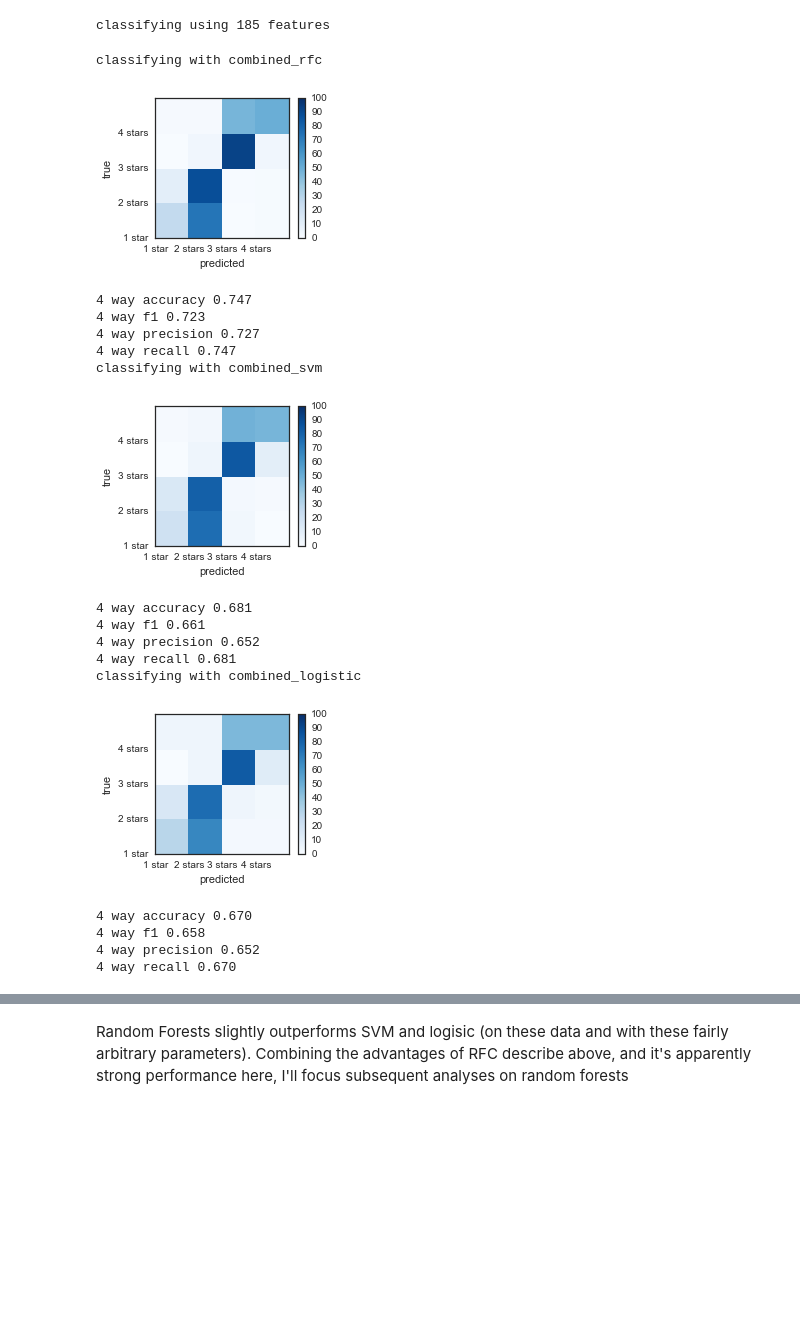
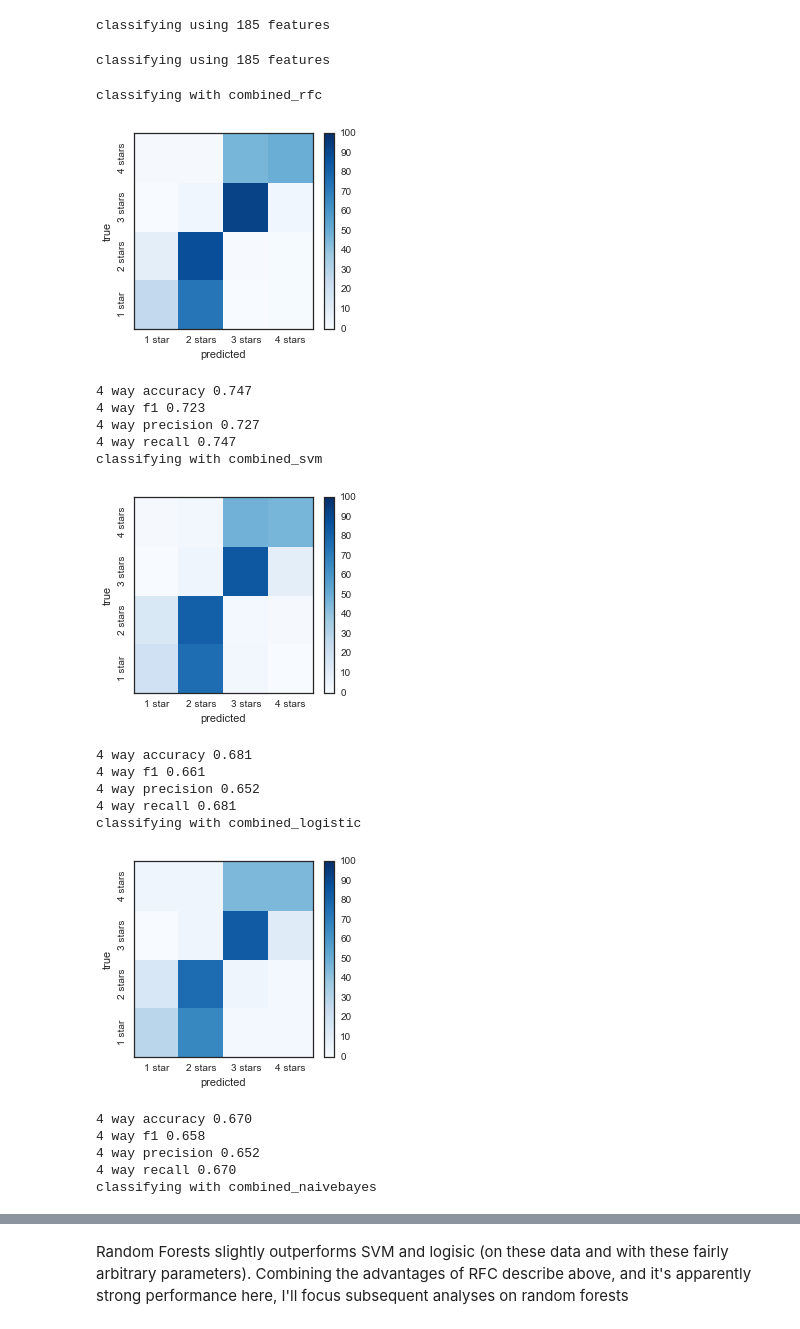
Before and after one commit to askerry/cragcrunch, a Jupyter notebook: Notebook 6. New Hampshire Recommendations (Exploratory).ipynb, the cells around one changed output, grey strips where cells are left out. Cells and saved outputs as stored; diff of their text form; code cells hidden in the pictures; blank space fills up the shorter version.

```diff
--- a/Notebook 6. New Hampshire Recommendations (Exploratory).ipynb
+++ b/Notebook 6. New Hampshire Recommendations (Exploratory).ipynb
@@ -291,7 +295,7 @@ clf=mo.classifier('rfc')
 # %%
 %autoreload
 name='combined'
-termfeatures=['%s_description' %(h) for h in allterms]
+termfeatures=['%s_description' %(h) for h in allterms]+['%s_commentsmerged' %(h) for h in allterms]
 cfeatures=list(like_mat.columns)+termfeatures
 cfeatures.remove('climbid')
 sfeatures=[]
@@ -379,28 +385,39 @@ summarydf, resultsdf, importantfeats=mo.classify(clf,users, sfeatures, cfeatures
 resultsdict[name]=[summarydf, resultsdf]
 # %% [output]
 classifying using 185 features
+# %%
+%autoreload
+#multinomial naive bayes
+clfname=mo.classifier('gnb')
+name='combined_naivebayes'
+print "classifying using %s features" %(len(cfeatures)+len(sfeatures))
+summarydf, resultsdf, importantfeats=mo.classify(clf,users, sfeatures, cfeatures, allfeatsdf, usesdf, minratings=10, dropself=True)
+resultsdict[name]=[summarydf, resultsdf]
+# %% [output]
+classifying using 185 features
 # %%
-for name in ['combined_rfc','combined_svm','combined_logistic']:
+for name in ['combined_rfc','combined_svm','combined_logistic', 'combined_naivebayes']:
     print "classifying with %s" %name
     summarydf, resultsdf=resultsdict[name]
     viz.plotresults(resultsdf, 'true_rating', 'feat_pred')
     acc, precision, recall, f1=mo.round2score(resultsdf, 'true_rating', 'feat_pred')
 # %% [output]
 classifying with combined_rfc
-[figure, old version]
+[figure, new version]
 4 way accuracy 0.747
 4 way f1 0.723
 4 way precision 0.727
 4 way recall 0.747
 classifying with combined_svm
-[figure, old version]
+[figure, new version]
 4 way accuracy 0.681
 4 way f1 0.661
 4 way precision 0.652
 4 way recall 0.681
 classifying with combined_logistic
-[figure, old version]
+[figure, new version]
 4 way accuracy 0.670
 4 way f1 0.658
 4 way precision 0.652
 4 way recall 0.670
+classifying with combined_naivebayes
```
Also changed, not shown: parts of 7 cells of this notebook, 14 other files.
